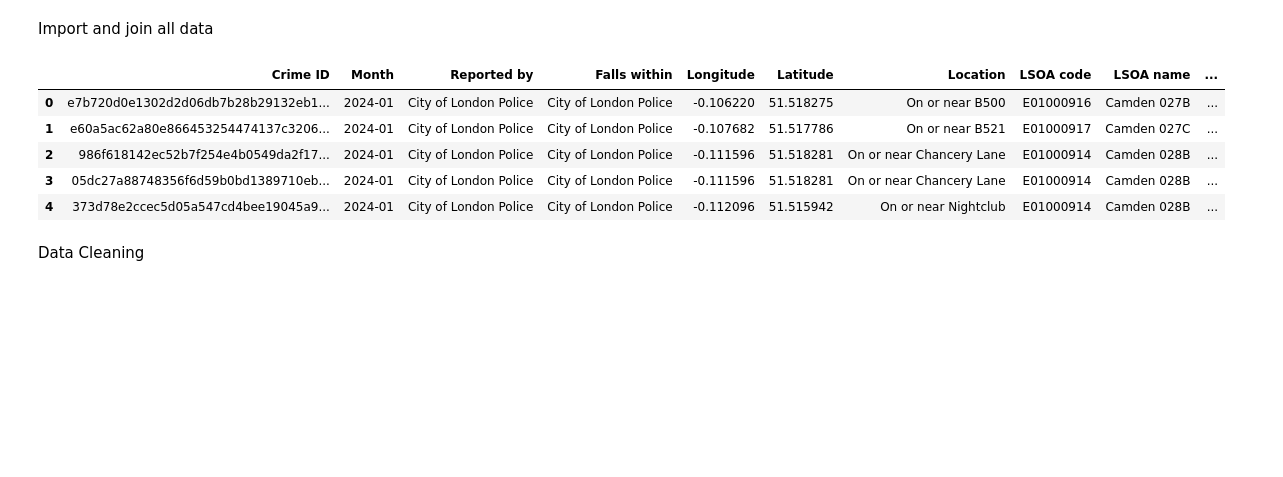
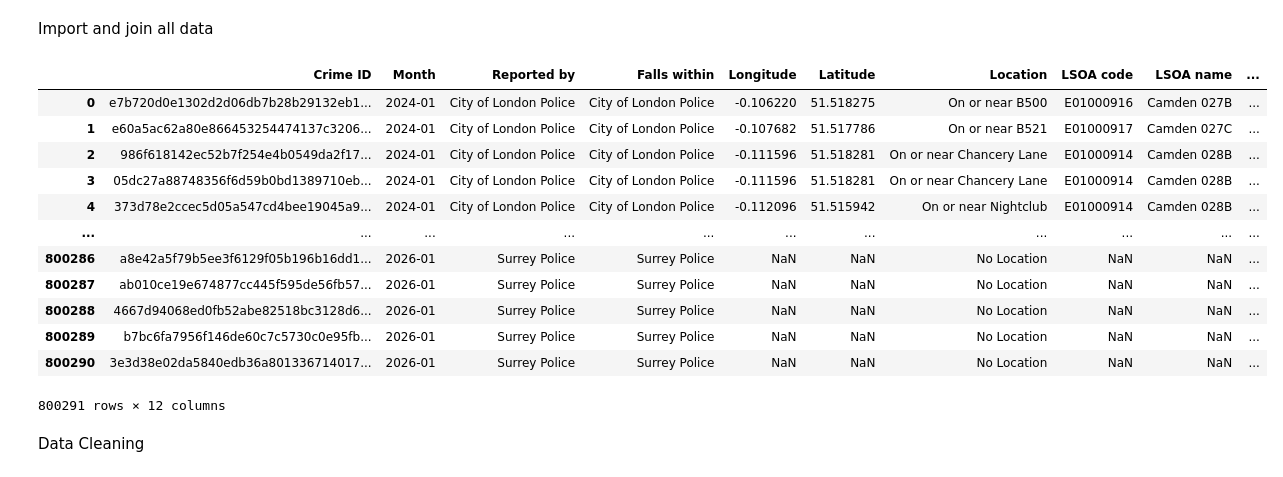
Before and after one commit to Melissa-Pasquali/Crime-Analysis-Project, a Jupyter notebook: notebooks/data_preprocessing.ipynb, the cells around one changed output. Cells and saved outputs as stored; diff of their text form; code cells hidden in the pictures; blank space fills up the shorter version.

Commit message:
Checking if data is consistent

```diff
--- a/notebooks/data_preprocessing.ipynb
+++ b/notebooks/data_preprocessing.ipynb
@@ -21,14 +21,21 @@ path = r"C:\Users\melpa\OneDrive\My Documents\Crime Analysis Project\data\raw\ed
 files = glob.glob(os.path.join(path, "**", "*.csv"), recursive=True) #find all csv files even in subfolder
 df = pd.concat([pd.read_csv(f) for f in files], ignore_index=True) #read and combine all csv files
 # %%
-df.head() #dsiplay data
+df#dsiplay data
 # %% [output]
 |  | Crime ID | Month | Reported by | Falls within | Longitude | Latitude | Location | LSOA code | LSOA name | ... |
 | 0 | e7b720d0e1302d2d06db7b28b29132eb1... | 2024-01 | City of London Police | City of London Police | -0.106220 | 51.518275 | On or near B500 | E01000916 | Camden 027B | ... |
 | 1 | e60a5ac62a80e866453254474137c3206... | 2024-01 | City of London Police | City of London Police | -0.107682 | 51.517786 | On or near B521 | E01000917 | Camden 027C | ... |
 | 2 | 986f618142ec52b7f254e4b0549da2f17... | 2024-01 | City of London Police | City of London Police | -0.111596 | 51.518281 | On or near Chancery Lane | E01000914 | Camden 028B | ... |
 | 3 | 05dc27a88748356f6d59b0bd1389710eb... | 2024-01 | City of London Police | City of London Police | -0.111596 | 51.518281 | On or near Chancery Lane | E01000914 | Camden 028B | ... |
 | 4 | 373d78e2ccec5d05a547cd4bee19045a9... | 2024-01 | City of London Police | City of London Police | -0.112096 | 51.515942 | On or near Nightclub | E01000914 | Camden 028B | ... |
+| ... | ... | ... | ... | ... | ... | ... | ... | ... | ... | ... |
+| 800286 | a8e42a5f79b5ee3f6129f05b196b16dd1... | 2026-01 | Surrey Police | Surrey Police | NaN | NaN | No Location | NaN | NaN | ... |
+| 800287 | ab010ce19e674877cc445f595de56fb57... | 2026-01 | Surrey Police | Surrey Police | NaN | NaN | No Location | NaN | NaN | ... |
+| 800288 | 4667d94068ed0fb52abe82518bc3128d6... | 2026-01 | Surrey Police | Surrey Police | NaN | NaN | No Location | NaN | NaN | ... |
+| 800289 | b7bc6fa7956f146de60c7c5730c0e95fb... | 2026-01 | Surrey Police | Surrey Police | NaN | NaN | No Location | NaN | NaN | ... |
+| 800290 | 3e3d38e02da5840edb36a801336714017... | 2026-01 | Surrey Police | Surrey Police | NaN | NaN | No Location | NaN | NaN | ... |
+800291 rows × 12 columns
 # %% [markdown]
 Data Cleaning
 # %% [markdown]
```
Also changed, not shown: parts of 11 cells of this notebook.
